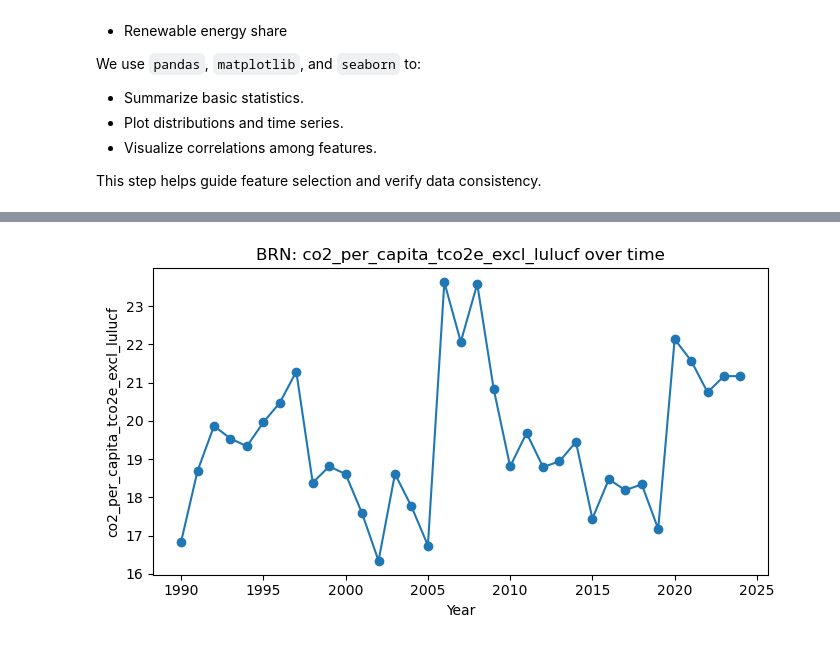
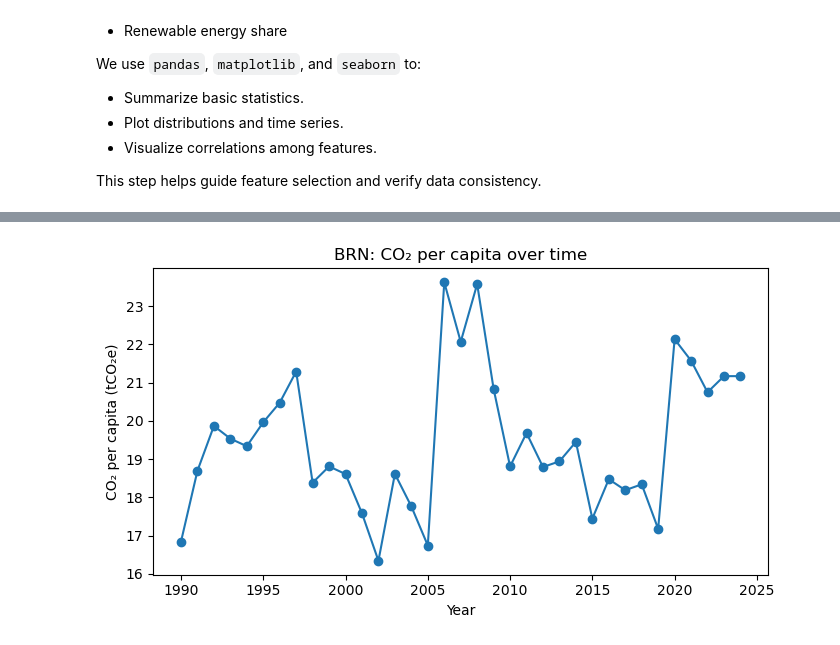
Before and after one commit to juliangoph/dat204m-hw2-data-persistence-analysis-and-modeling, a Jupyter notebook: notebooks/02_analysis_from_db.ipynb, the cells around one changed output, grey strips where cells are left out. Cells and saved outputs as stored; diff of their text form; code cells hidden in the pictures.

```diff
--- a/notebooks/02_analysis_from_db.ipynb
+++ b/notebooks/02_analysis_from_db.ipynb
@@ -39,16 +45,20 @@ print("✅ Supabase client ready")
 # %%
 TABLE_NAME = "brn_indicators"
 
-# Target and candidate features for Track A
-TARGET = "co2_per_capita_tco2e_excl_lulucf"
+# Multi-output targets for the new neural network
+TARGETS = [
+    "co2_per_capita_tco2e_excl_lulucf",
+    "gdp_current_usd",
+]
+
+# 4 input features (no longer using GDP as a feature)
 FEATURES = [
     "energy_use_kg_oe_per_capita",
-    "gdp_current_usd",
     "population_total",
     "urban_pop_pct",
     "renewable_energy_consumption_pct",
 ]
 
 # Optional filters if you want a specific country or year range
-FILTER_COUNTRY = None            # e.g., "BRN" or None for all available
+FILTER_COUNTRY = None  # e.g., "BRN" or None for all available
 YEAR_MIN, YEAR_MAX = None, None  # e.g., 1990, 2022 or None
@@ -88,19 +106,19 @@ df.sort_values(["country", "year"]).head()
 | 298 | BRN | 1993 | 19.535619 | 5.4108 | 7299.532663 | 6.203340e+09 | ... |
 | 299 | BRN | 1994 | 19.338170 | 5.4938 | 6603.066579 | 6.467783e+09 | ... |
 # %%
-required_cols = ["country", "year", TARGET] + FEATURES
+required_cols = ["country", "year"] + TARGETS + FEATURES
 missing = [c for c in required_cols if c not in df.columns]
 assert not missing, f"Missing columns in table: {missing}"
 
 # Ensure correct types
 df["year"] = pd.to_numeric(df["year"], errors="coerce").astype("Int64")
-for col in FEATURES + [TARGET]:
+
+for col in FEATURES + TARGETS:
     df[col] = pd.to_numeric(df[col], errors="coerce")
 
-# Keep rows that have the target
-df = df.dropna(subset=[TARGET]).copy()
+# Keep rows that have *all* targets
+df = df.dropna(subset=TARGETS).copy()
 
-# Brief info
-display(df[["country", "year", TARGET] + FEATURES].head())
+display(df[["country", "year"] + TARGETS + FEATURES].head())
 print(df[["country", "year"]].drop_duplicates().shape[0], "country-year rows")
 # %% [output]
@@ -167,12 +196,15 @@ plt.show()
 # %%
 if "country" in df.columns:
     sample_country = FILTER_COUNTRY or df["country"].value_counts().index[0]
     ts = df[df["country"] == sample_country].sort_values("year")
-    plt.figure(figsize=(7,4))
-    plt.plot(ts["year"], ts[TARGET], marker="o")
-    plt.title(f"{sample_country}: {TARGET} over time")
-    plt.xlabel("Year"); plt.ylabel(TARGET)
-    plt.tight_layout(); plt.show()
+
+    plt.figure(figsize=(7, 4))
+    plt.plot(ts["year"], ts["co2_per_capita_tco2e_excl_lulucf"], marker="o")
+    plt.title(f"{sample_country}: CO₂ per capita over time")
+    plt.xlabel("Year")
+    plt.ylabel("CO₂ per capita (tCO₂e)")
+    plt.tight_layout()
+    plt.show()
 # %% [output]
-[figure, old version]
+[figure, new version]
 # %%
```
Also changed, not shown: parts of 16 cells of this notebook.
